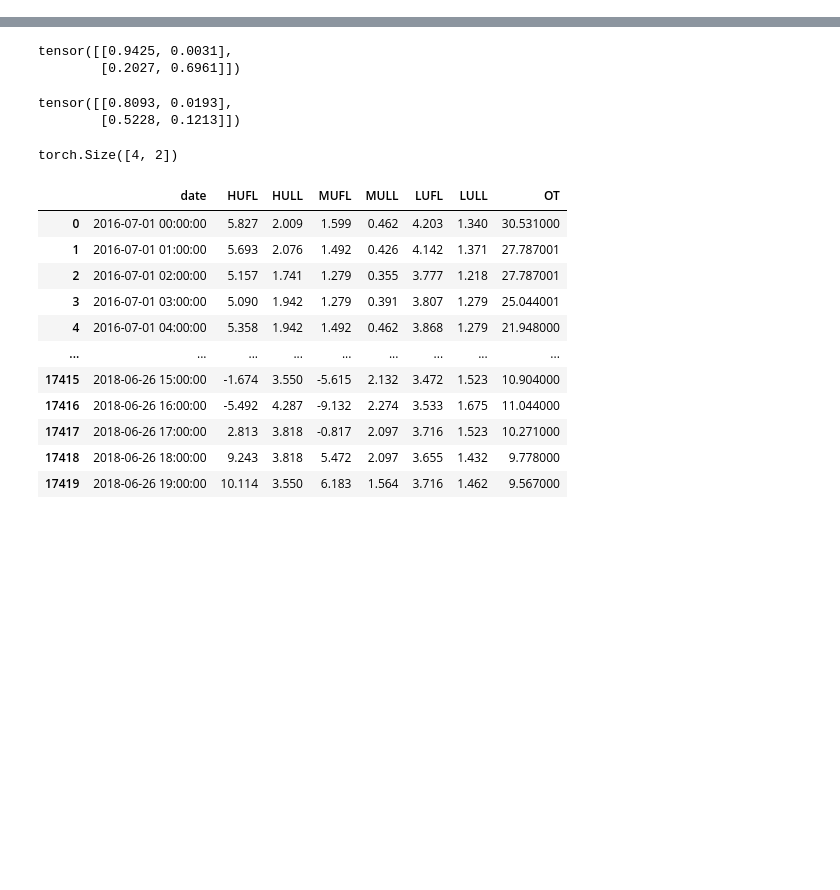
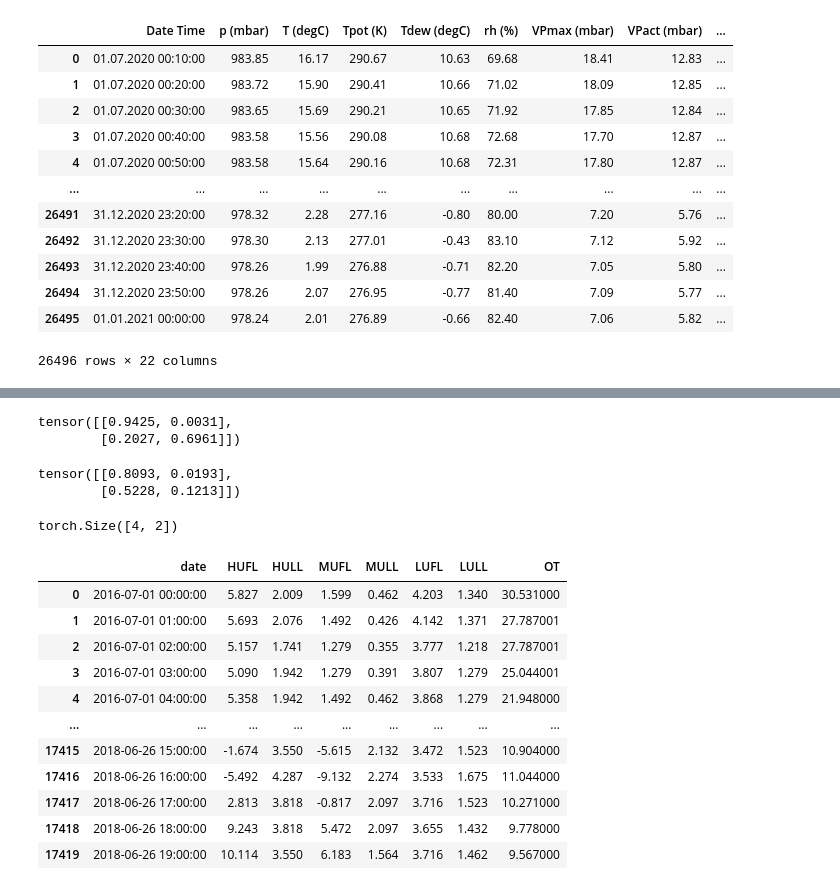
Before and after one commit to abhilash-neog/SparseTimeSeriesModeling, a Jupyter notebook: Forecasting/poc/rough_notebook.ipynb, the cells around one changed output, grey strips where cells are left out. Drawn from its saved outputs; the diff is of its cells as text; code cells hidden in the pictures; blank space fills up the shorter version.

```diff
--- a/Forecasting/poc/rough_notebook.ipynb
+++ b/Forecasting/poc/rough_notebook.ipynb
@@ -18,0 +76,16 @@ eps = 1e-6
+# %%
+df2
+# %% [output]
+|  | Date Time | p (mbar) | T (degC) | Tpot (K) | Tdew (degC) | rh (%) | VPmax (mbar) | VPact (mbar) | ... |
+| 0 | 01.07.2020 00:10:00 | 983.85 | 16.17 | 290.67 | 10.63 | 69.68 | 18.41 | 12.83 | ... |
+| 1 | 01.07.2020 00:20:00 | 983.72 | 15.90 | 290.41 | 10.66 | 71.02 | 18.09 | 12.85 | ... |
+| 2 | 01.07.2020 00:30:00 | 983.65 | 15.69 | 290.21 | 10.65 | 71.92 | 17.85 | 12.84 | ... |
+| 3 | 01.07.2020 00:40:00 | 983.58 | 15.56 | 290.08 | 10.68 | 72.68 | 17.70 | 12.87 | ... |
+| 4 | 01.07.2020 00:50:00 | 983.58 | 15.64 | 290.16 | 10.68 | 72.31 | 17.80 | 12.87 | ... |
+| ... | ... | ... | ... | ... | ... | ... | ... | ... | ... |
+| 26491 | 31.12.2020 23:20:00 | 978.32 | 2.28 | 277.16 | -0.80 | 80.00 | 7.20 | 5.76 | ... |
+| 26492 | 31.12.2020 23:30:00 | 978.30 | 2.13 | 277.01 | -0.43 | 83.10 | 7.12 | 5.92 | ... |
+| 26493 | 31.12.2020 23:40:00 | 978.26 | 1.99 | 276.88 | -0.71 | 82.20 | 7.05 | 5.80 | ... |
+| 26494 | 31.12.2020 23:50:00 | 978.26 | 2.07 | 276.95 | -0.77 | 81.40 | 7.09 | 5.77 | ... |
+| 26495 | 01.01.2021 00:00:00 | 978.24 | 2.01 | 276.89 | -0.66 | 82.40 | 7.06 | 5.82 | ... |
+26496 rows × 22 columns
```
Also changed, not shown: parts of 7 cells of this notebook, 9 other files.
